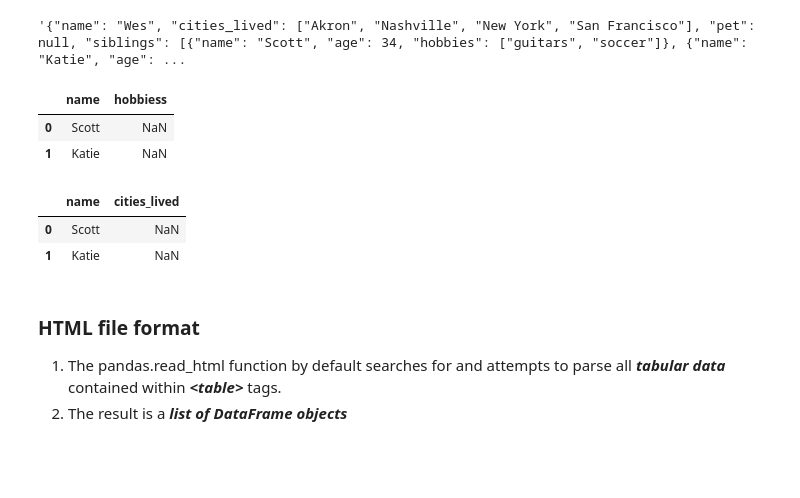
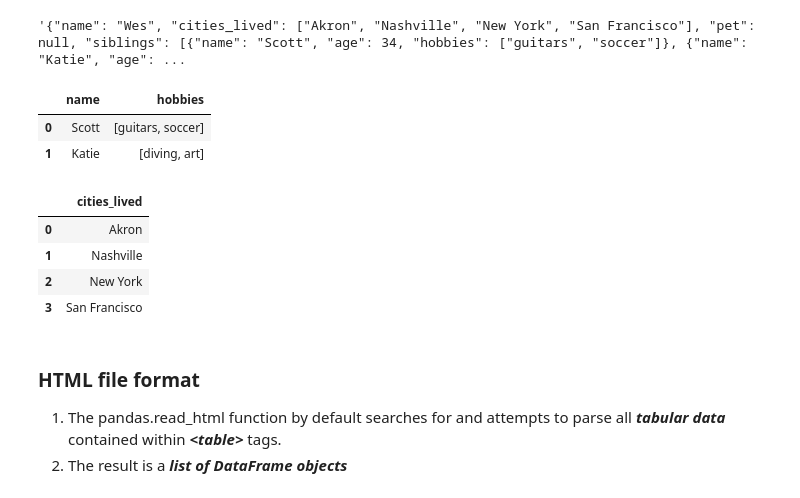
Before and after one commit to irffanhaziq/Data-Science, a Jupyter notebook: P138120_Week08_DataLoading_Storage_WC_20231129.ipynb, the cells around one changed output. Drawn from its saved outputs; the diff is of its cells as text; code cells hidden in the pictures; blank space fills up the shorter version.

```diff
--- a/P138120_Week08_DataLoading_Storage_WC_20231129.ipynb
+++ b/P138120_Week08_DataLoading_Storage_WC_20231129.ipynb
@@ -517,20 +517,22 @@ json.dumps(res)
 '{"name": "Wes", "cities_lived": ["Akron", "Nashville", "New York", "San Francisco"], "pet": null, "siblings": [{"name": "Scott", "age": 34, "hobbies": ["guitars", "soccer"]}, {"name": "Katie", "age": ...
 # %%
 # Convert JSON object to DataFrame
-siblings = pd.DataFrame(res["siblings"], columns = ['name', 'hobbiess'])
+siblings = pd.DataFrame(res["siblings"], columns = ['name', 'hobbies'])
 siblings
 # %% [output]
-|  | name | hobbiess |
-| 0 | Scott | NaN |
-| 1 | Katie | NaN |
+|  | name | hobbies |
+| 0 | Scott | [guitars, soccer] |
+| 1 | Katie | [diving, art] |
 # %%
 # Challenge: extract the city information and display in a dataframe
-city = pd.DataFrame(res["siblings"], columns = ['name', 'cities_lived'])
+city = pd.DataFrame(res["cities_lived"], columns = ['cities_lived'])
 city
 # %% [output]
-|  | name | cities_lived |
-| 0 | Scott | NaN |
-| 1 | Katie | NaN |
+|  | cities_lived |
+| 0 | Akron |
+| 1 | Nashville |
+| 2 | New York |
+| 3 | San Francisco |
 # %% [markdown]
 ### **HTML file format**
 1. The pandas.read_html function by default searches for and attempts to parse all ***tabular data*** contained within ***\<table>*** tags.
```
Also changed, not shown: parts of 13 cells of this notebook.
